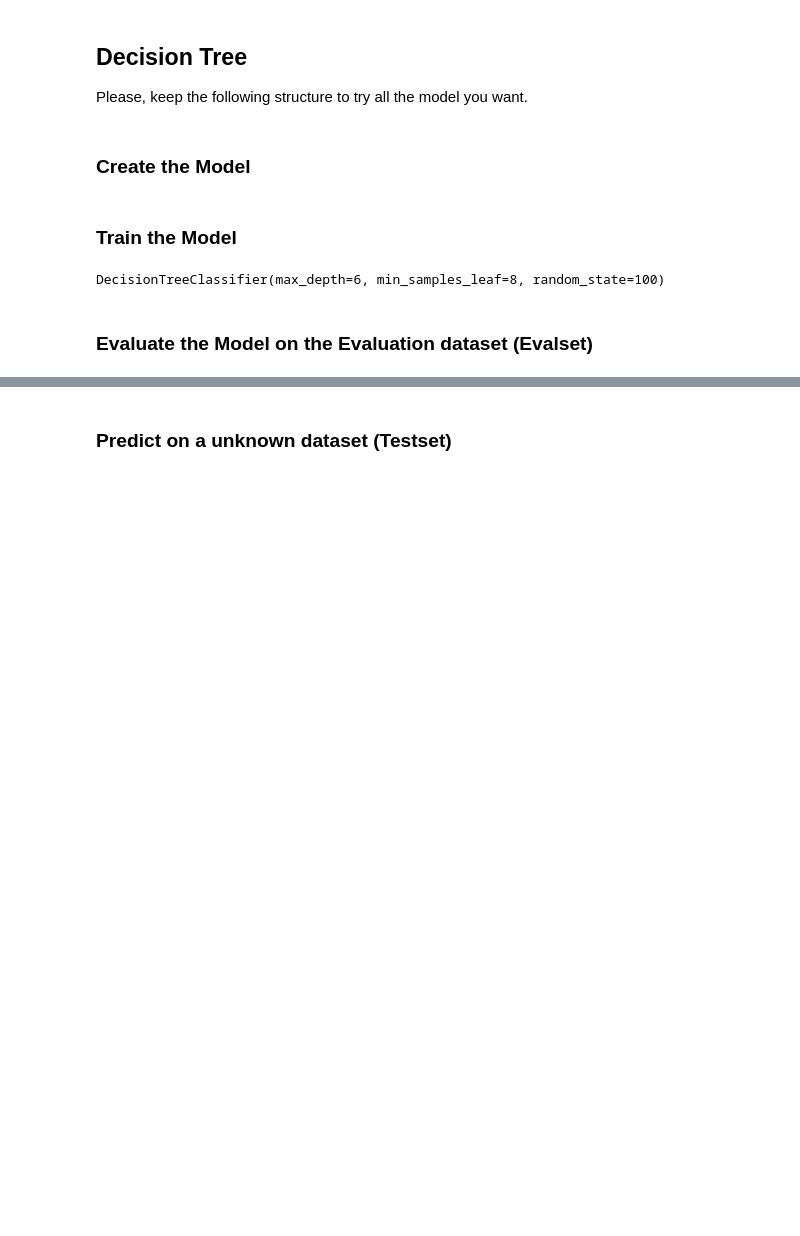
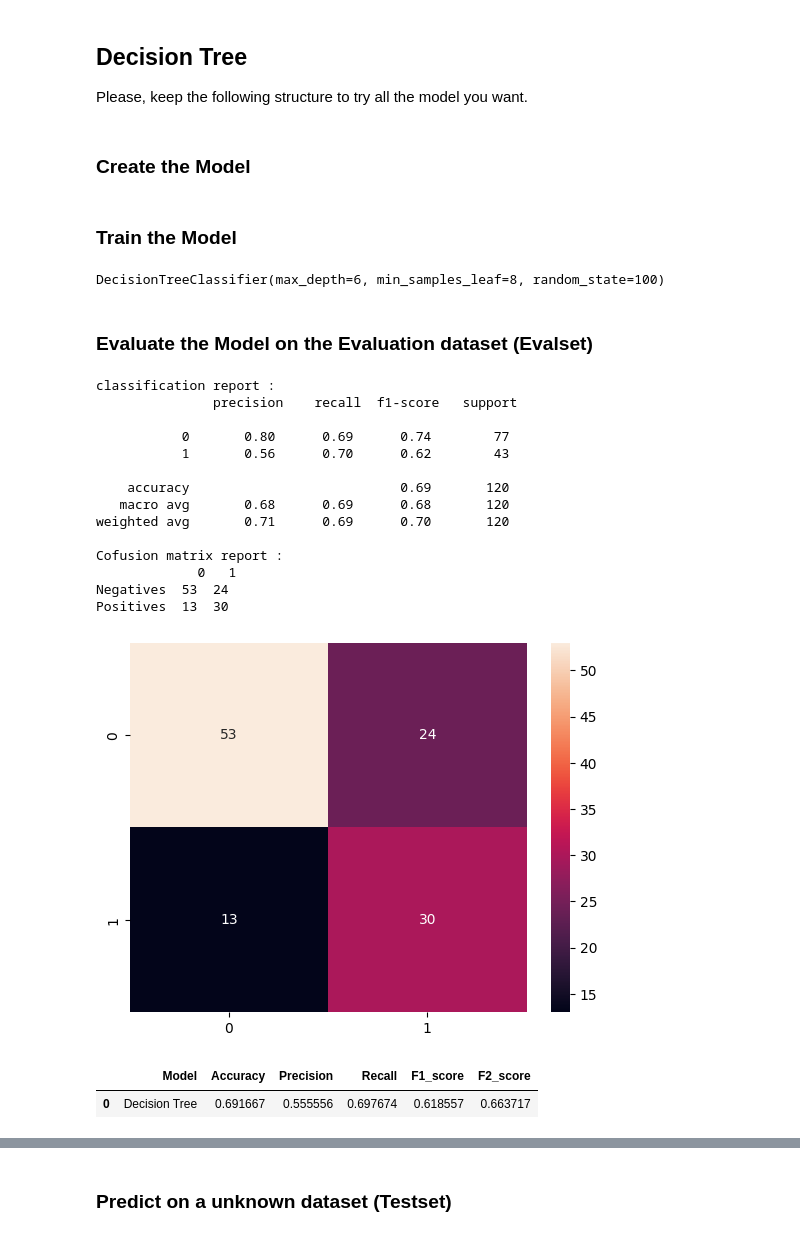
Before and after one commit to acheampongmaa/Sepsis-Prediction-Embedding-ML-into-a-Web-Application, a Jupyter notebook: dataset/Machine Learning Model.ipynb, the cells around one changed output, grey strips where cells are left out. Cells and saved outputs as stored; diff of their text form; code cells hidden in the pictures; blank space fills up the shorter version.

Commit message:
Trained various ML models

```diff
--- a/dataset/Machine Learning Model.ipynb
+++ b/dataset/Machine Learning Model.ipynb
@@ -702,3 +688,27 @@ def evaluate_model(model, test, y_true):
     sns.heatmap(cf, annot=True)
 
     return accuracy, precision, recall, F1, F2, pred
+# %%
+accuracy_dtree, precision_tree, recall_dtree, F1_dtree, F2_dtree, dtree_pred = evaluate_model(dtree, X_eval_, y_eval)
+# %% [output]
+classification report :
+               precision    recall  f1-score   support
+
+           0       0.80      0.69      0.74        77
+           1       0.56      0.70      0.62        43
+
+    accuracy                           0.69       120
+   macro avg       0.68      0.69      0.68       120
+weighted avg       0.71      0.69      0.70       120
+
+Cofusion matrix report :
+             0   1
+Negatives  53  24
+Positives  13  30
+[figure, added]
+# %%
+results = pd.DataFrame([['Decision Tree', accuracy_dtree, precision_tree, recall_dtree, F1_dtree, F2_dtree]], columns = ['Model', 'Accuracy', 'Precision', 'Recall', 'F1_score', 'F2_score'])
+results
+# %% [output]
+|  | Model | Accuracy | Precision | Recall | F1_score | F2_score |
+| 0 | Decision Tree | 0.691667 | 0.555556 | 0.697674 | 0.618557 | 0.663717 |
```
Also changed, not shown: parts of 59 cells of this notebook.
